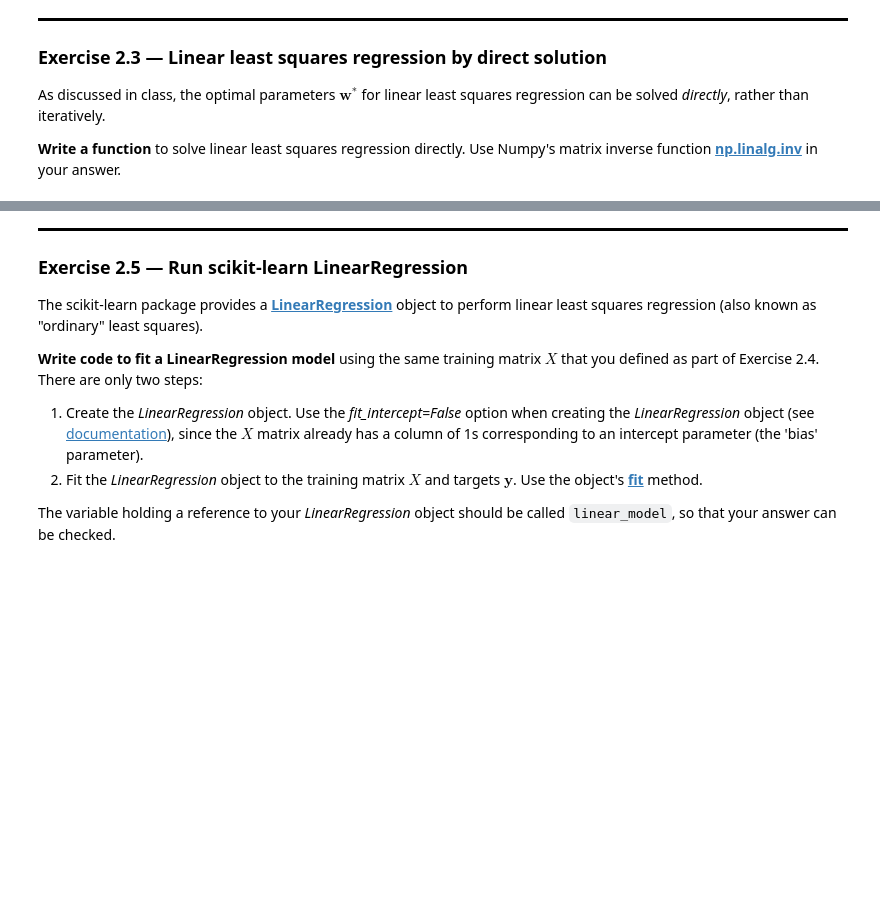
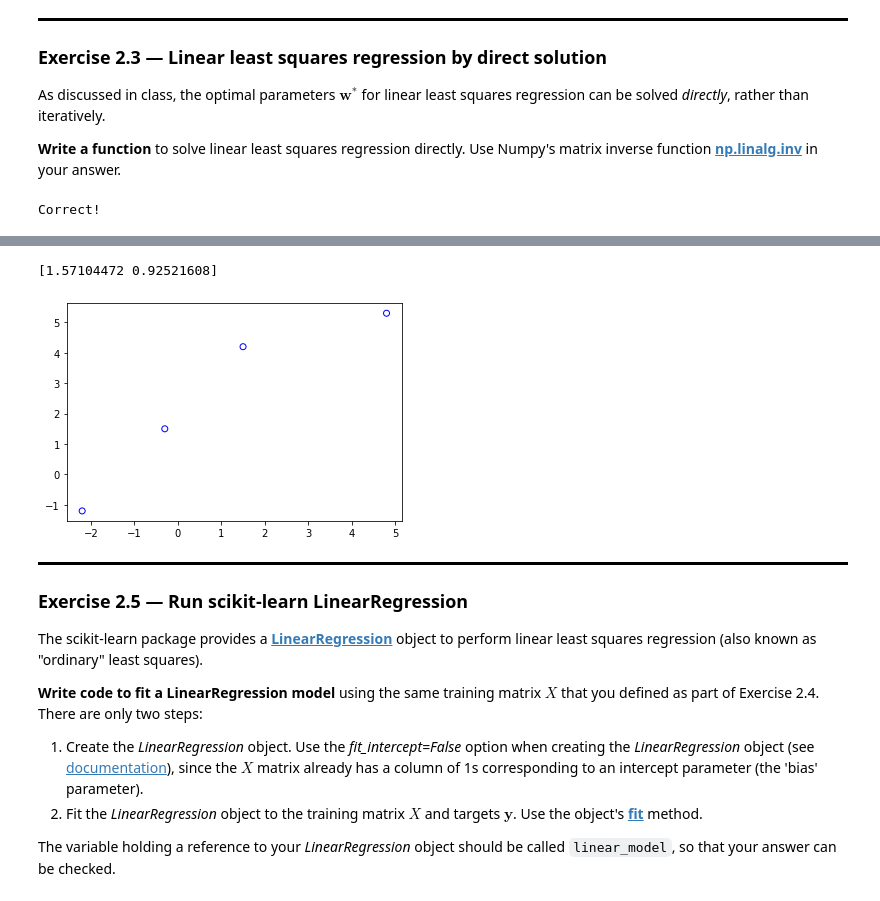
Before and after one commit to alimus22/SOEN, a Jupyter notebook: COMP432/lab2/lab2-exercises.ipynb, the cells around one changed output, grey strips where cells are left out. Cells and saved outputs as stored; diff of their text form; code cells hidden in the pictures; blank space fills up the shorter version.

```diff
--- a/COMP432/lab2/lab2-exercises.ipynb
+++ b/COMP432/lab2/lab2-exercises.ipynb
@@ -398,12 +403,15 @@ As discussed in class, the optimal parameters $\mathbf{w}^*$ for linear least sq
 def linear_regression_by_direct_solve(X, y):
     """Fits a linear model by directly solving for the optimal parameter vector w."""
     # Your code here. Aim for 1-2 lines.
+    return np.linalg.inv((X.T.dot(X))).dot(X.T.dot(y))
 # %%
 w = linear_regression_by_direct_solve(X, y)
 assert isinstance(w, np.ndarray), "Expected ndarray!"
 assert w.shape == (2,), "Wrong shape for final parameters!\n%s" % w
 assert np.allclose(w, [4, -1]), "Wrong values for final parameters!\n%s" % w
 print("Correct!")
+# %% [output]
+Correct!
 # %% [markdown]
 <div style="border-bottom: 3px solid black;"></div>
 
@@ -438,16 +446,21 @@ Your code should follow this sequence of steps:
 6. Plot the predictions on the test set.
 # %%
 # 1. Define the training set. Aim for 2 lines.
+X = np.array([[1, -2.2], [1, -0.3], [1, 1.5], [1, 4.8]])
+y = np.array([-1.2, 1.5, 4.2, 5.3])
 
 # 2. Plot the training set. Aim for 1 line.
-
+plt.scatter(X.T[1], y, facecolors='none', edgecolors='blue')
 # 3. Run linear least squares regression on the training set to compute 'w'. Aim for 1 line.
-
+w = linear_regression_by_direct_solve(X, y)
 # 4. Define the test set matrix of shape (20,2). Aim for 1-3 lines.
 
 # 5. Use the linear model to make predictions on the test set. Aim for 1 line.
 
 # 6. Plot the test predictions. Aim for 1 line, plus a few lines to configure the plot (axis labels etc).
+# %% [output]
+[1.57104472 0.92521608]
+[figure, added]
 # %% [markdown]
 <div style="border-bottom: 3px solid black;"></div>
 
```
Also changed, not shown: parts of 2 cells of this notebook.
